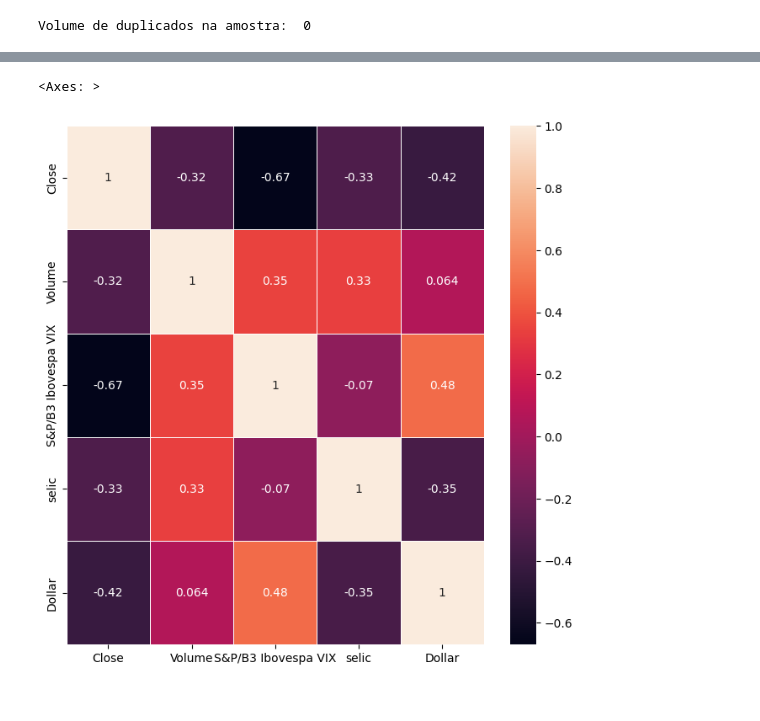
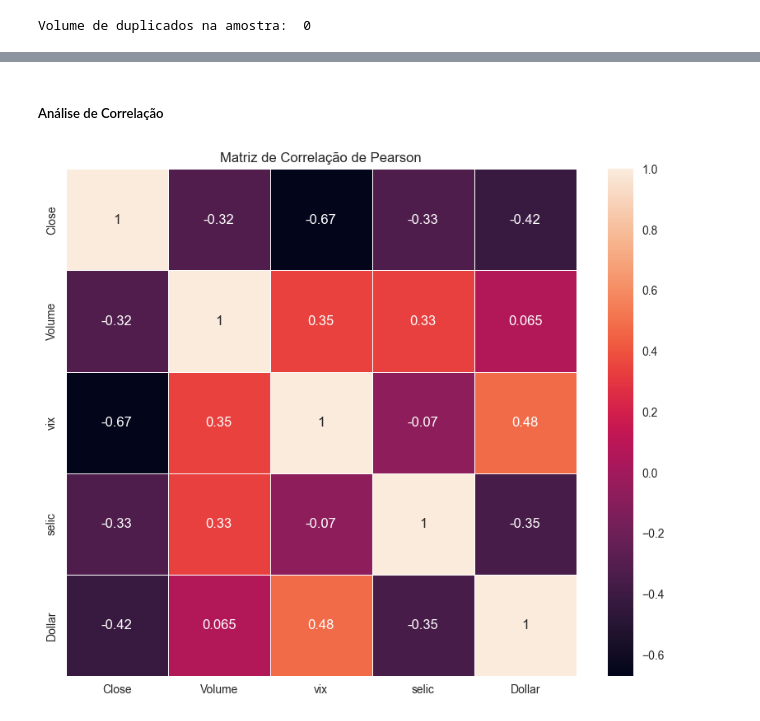
Before and after one commit to jeicianepaula/Tech-Challenge-2, a Jupyter notebook: TECH_CHALLENGE_2.ipynb, the cells around one changed output, grey strips where cells are left out. Cells and saved outputs as stored; diff of their text form; code cells hidden in the pictures.

Commit message:
Aprofundando as análises

```diff
--- a/TECH_CHALLENGE_2.ipynb
+++ b/TECH_CHALLENGE_2.ipynb
@@ -107,6 +117,7 @@ df_ibov.head()
 # %%
 #Fechamento vs as demais variáveis
 df_close = df_ibov[['Close', 'Volume', 'S&P/B3 Ibovespa VIX', 'selic', 'Dollar']]
+df_close = df_close.rename(columns={'S&P/B3 Ibovespa VIX': 'vix'})
 # %%
 df_close.head()
 # %% [output]
@@ -136,0 +169,6 @@ memory usage: 37.3 KB
+# %%
+# Substituindo 'NaN' pelo o valor do dia
+df_close['Dollar'] = df_close['Dollar'].replace(np.nan, 5.0610)
+
+#Verificando se não há valores faltantes na base de dados.
+df_close.isna().sum()
@@ -215,9 +272,12 @@ plt.show()
+# %% [markdown]
+##### Análise de Correlação
 # %%
 #Cria a matriz de correlação
 correlation_matrix = df_close.corr()
 
-fig, ax = plt.subplots(figsize=(8,8))
+fig, ax = plt.subplots(figsize=(10,8))
 sns.heatmap(data=correlation_matrix, annot=True, linewidths=.5, ax=ax)
+plt.title('Matriz de Correlação de Pearson')
+plt.show()
 # %% [output]
-<Axes: >
-[figure, old version]
+[figure, new version]
```
Also changed, not shown: parts of 31 cells of this notebook.
